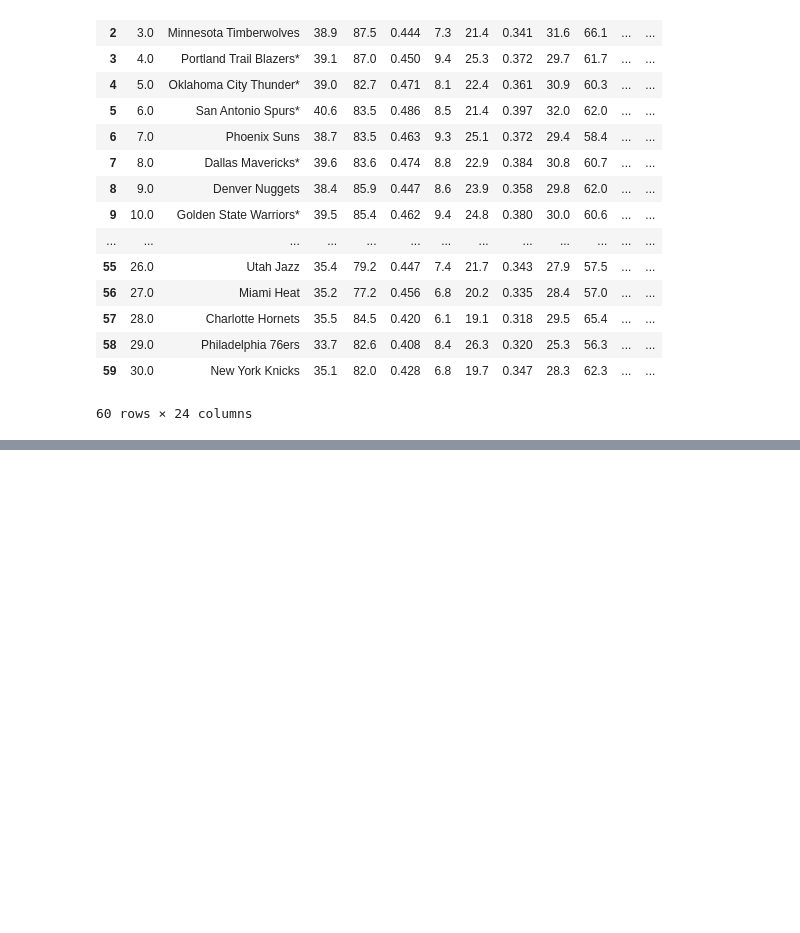
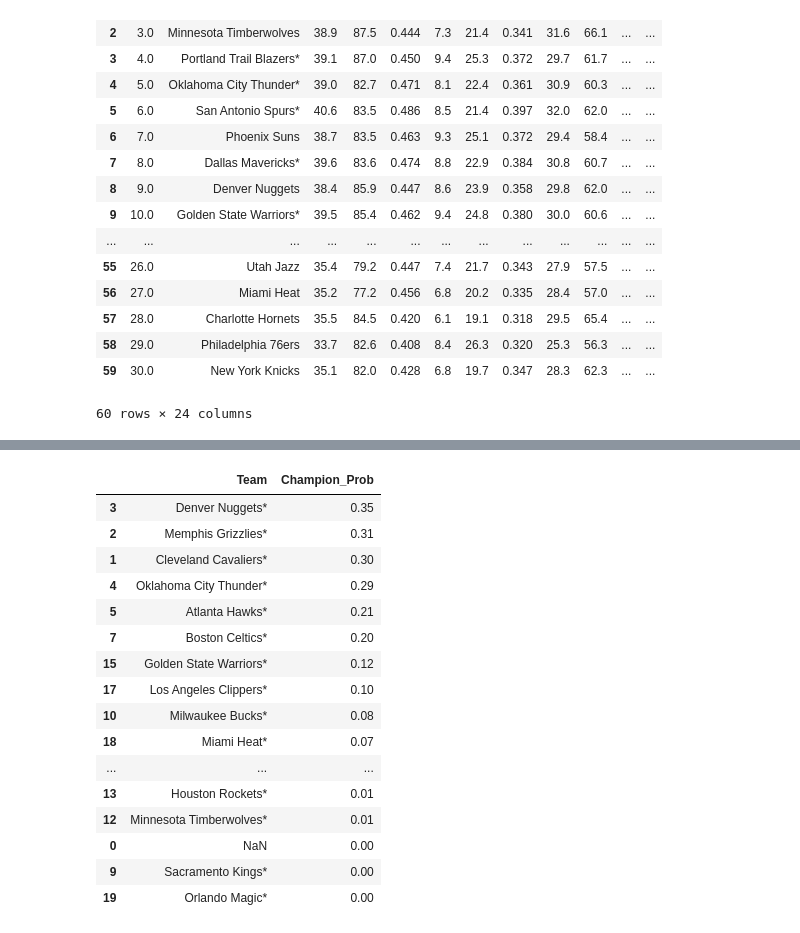
Before and after one commit to BhavyaJayaprakash/Final-Project-4, a Jupyter notebook: project.ipynb, the cells around one changed output, grey strips where cells are left out. Cells and saved outputs as stored; diff of their text form; code cells hidden in the pictures; blank space fills up the shorter version.

```diff
--- a/project.ipynb
+++ b/project.ipynb
@@ -149,0 +186,12 @@ nba_df.head(60)
+# %%
+#Features included
+features = ['FG', 'FGA', 'FG%', '3P', '3PA', '3P%', '2P', '2PA',
+            '2P%', 'FT', 'FTA', 'FT%', 'ORB', 'DRB', 'TRB', 'AST',
+            'STL', 'TOV', 'PF','PTS']
+
+#Training
+X = train_df[features]
+y = train_df['Champion']
+
+#Get the test data features
+X_test = test_df[features]
@@ -149,0 +208,29 @@ nba_df.head(60)
+# %%
+#Predict the probability of being the champion for 2025 teams
+y_probs = model.predict_proba(X_test)[:, 1]
+
+#Test set prediction
+test_df['Champion_Prob'] = y_probs
+
+#Sost likely 2025 NBA Champion
+teams_prob = test_df.sort_values(by='Champion_Prob', ascending=False)
+
+teams_prob[['Team', 'Champion_Prob']].head(30)
+# %% [output]
+|  | Team | Champion_Prob |
+| 3 | Denver Nuggets* | 0.35 |
+| 2 | Memphis Grizzlies* | 0.31 |
+| 1 | Cleveland Cavaliers* | 0.30 |
+| 4 | Oklahoma City Thunder* | 0.29 |
+| 5 | Atlanta Hawks* | 0.21 |
+| 7 | Boston Celtics* | 0.20 |
+| 15 | Golden State Warriors* | 0.12 |
+| 17 | Los Angeles Clippers* | 0.10 |
+| 10 | Milwaukee Bucks* | 0.08 |
+| 18 | Miami Heat* | 0.07 |
+| ... | ... | ... |
+| 13 | Houston Rockets* | 0.01 |
+| 12 | Minnesota Timberwolves* | 0.01 |
+| 0 | NaN | 0.00 |
+| 9 | Sacramento Kings* | 0.00 |
+| 19 | Orlando Magic* | 0.00 |
```
Also changed, not shown: parts of 10 cells of this notebook, 3 other files.
